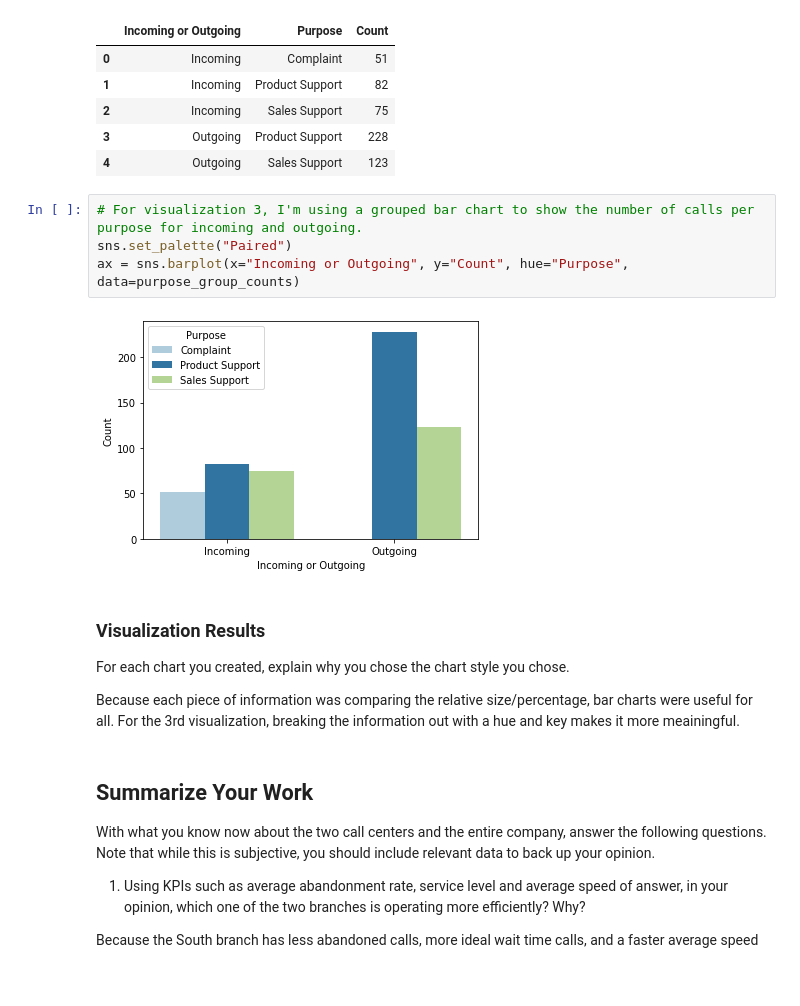
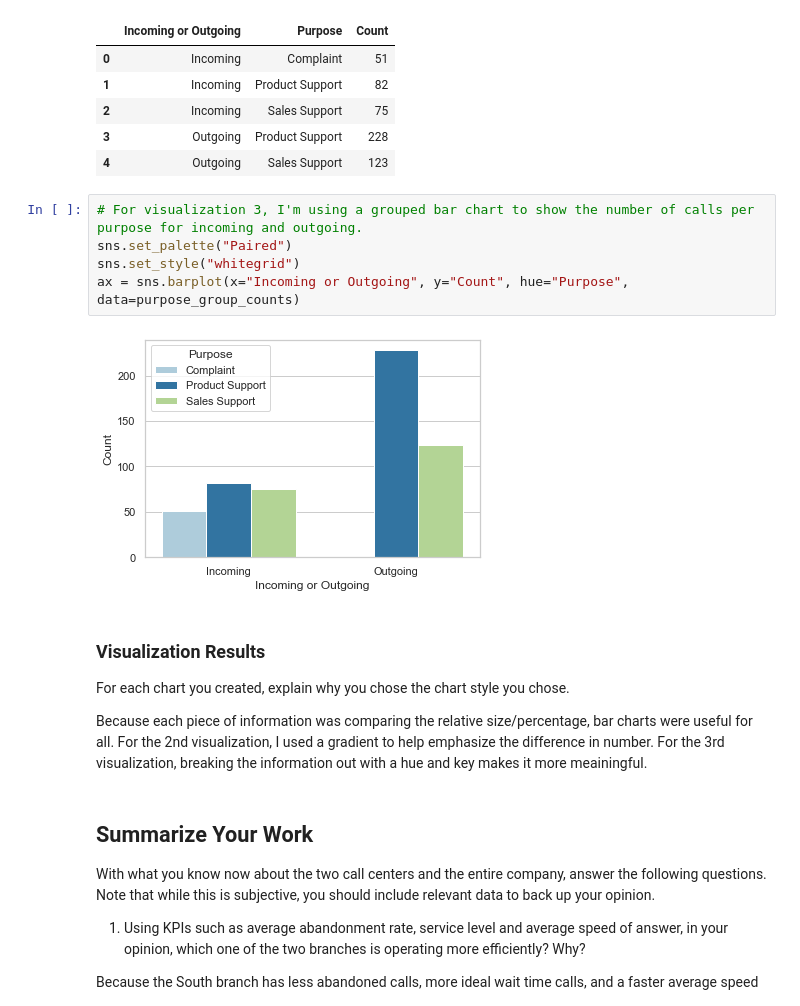
Before and after one commit to LizzCallahan/call-center-cleanup-assignment, a Jupyter notebook: Call Center Cleanup.ipynb, the cells around one changed output. Drawn from its saved outputs; the diff is of its cells as text; blank space fills up the shorter version.

```diff
--- a/Call Center Cleanup.ipynb
+++ b/Call Center Cleanup.ipynb
@@ -580,16 +583,17 @@ purpose_group_counts
 # %%
 # For visualization 3, I'm using a grouped bar chart to show the number of calls per purpose for incoming and outgoing.
 sns.set_palette("Paired")
+sns.set_style("whitegrid")
 ax = sns.barplot(x="Incoming or Outgoing", y="Count", hue="Purpose", data=purpose_group_counts)
 # %% [output]
-[figure, old version]
+[figure, new version]
 # %% [markdown]
 ### Visualization Results
 
 For each chart you created, explain why you chose the chart style you chose.
 
 Because each piece of information was comparing the relative size/percentage, bar charts were useful for all.
-For the 3rd visualization, breaking the information out with a hue and key makes it more meainingful.
+For the 2nd visualization, I used a gradient to help emphasize the difference in number. For the 3rd visualization, breaking the information out with a hue and key makes it more meainingful.
 # %% [markdown]
 ## Summarize Your Work
 
```
Also changed, not shown: parts of 4 cells of this notebook.
